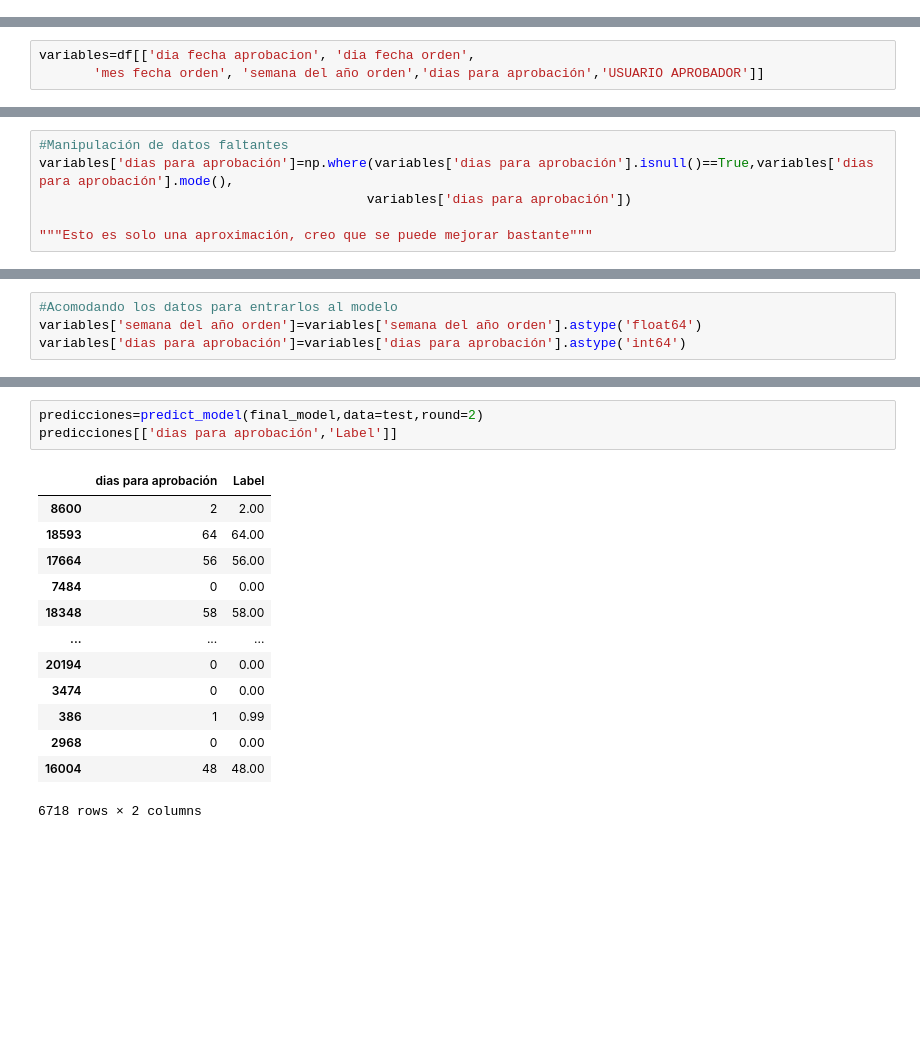
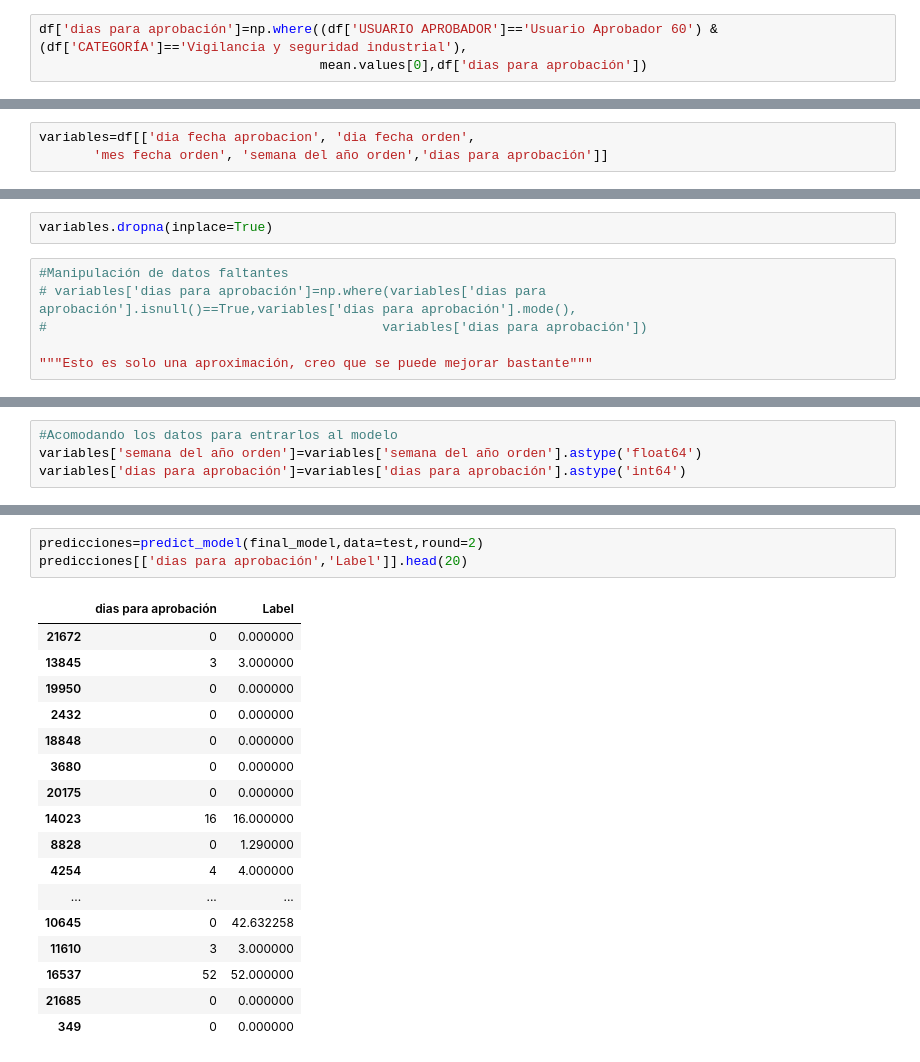
Before and after one commit to flopezr2/ML-RetoDS-EAFIT-G6, a Jupyter notebook: sprint_2/Modelo_V1_FechasAprobacion.ipynb, the cells around one changed output, grey strips where cells are left out. Drawn from its saved outputs; the diff is of its cells as text; blank space fills up the shorter version.

```diff
--- a/sprint_2/Modelo_V1_FechasAprobacion.ipynb
+++ b/sprint_2/Modelo_V1_FechasAprobacion.ipynb
@@ -51,0 +149,3 @@ df['dias para aprobación']=(df['FECHA APROBACION']-df['FECHA ORDEN']).dt.days
+# %%
+df['dias para aprobación']=np.where((df['USUARIO APROBADOR']=='Usuario Aprobador 60') & (df['CATEGORÍA']=='Vigilancia y seguridad industrial'),
+                                    mean.values[0],df['dias para aprobación'])
@@ -67,4 +199,4 @@ import random
 - dias para aprobación = Fecha aprobacion - fecha orden
 # %%
 variables=df[['dia fecha aprobacion', 'dia fecha orden',
-       'mes fecha orden', 'semana del año orden','dias para aprobación','USUARIO APROBADOR']]
+       'mes fecha orden', 'semana del año orden','dias para aprobación']]
@@ -71,7 +207,9 @@ variables=df[['dia fecha aprobacion', 'dia fecha orden',
+# %%
+variables.dropna(inplace=True)
 # %%
 #Manipulación de datos faltantes
-variables['dias para aprobación']=np.where(variables['dias para aprobación'].isnull()==True,variables['dias para aprobación'].mode(),
-                                          variables['dias para aprobación'])
+# variables['dias para aprobación']=np.where(variables['dias para aprobación'].isnull()==True,variables['dias para aprobación'].mode(),
+#                                           variables['dias para aprobación'])
 
 """Esto es solo una aproximación, creo que se puede mejorar bastante"""
 # %% [output]
@@ -169,19 +308,23 @@ plot_model(final_model,plot='error')
 # %%
 predicciones=predict_model(final_model,data=test,round=2)
-predicciones[['dias para aprobación','Label']]
+predicciones[['dias para aprobación','Label']].head(20)
 # %% [output]
 |  | dias para aprobación | Label |
-| 8600 | 2 | 2.00 |
-| 18593 | 64 | 64.00 |
-| 17664 | 56 | 56.00 |
-| 7484 | 0 | 0.00 |
-| 18348 | 58 | 58.00 |
+| 21672 | 0 | 0.000000 |
+| 13845 | 3 | 3.000000 |
+| 19950 | 0 | 0.000000 |
+| 2432 | 0 | 0.000000 |
+| 18848 | 0 | 0.000000 |
+| 3680 | 0 | 0.000000 |
+| 20175 | 0 | 0.000000 |
+| 14023 | 16 | 16.000000 |
+| 8828 | 0 | 1.290000 |
+| 4254 | 4 | 4.000000 |
 | ... | ... | ... |
-| 20194 | 0 | 0.00 |
-| 3474 | 0 | 0.00 |
-| 386 | 1 | 0.99 |
-| 2968 | 0 | 0.00 |
-| 16004 | 48 | 48.00 |
+| 10645 | 0 | 42.632258 |
+| 11610 | 3 | 3.000000 |
+| 16537 | 52 | 52.000000 |
+| 21685 | 0 | 0.000000 |
+| 349 | 0 | 0.000000 |
-6718 rows × 2 columns
 # %%
 interpret_model(final_model)
```
Also changed, not shown: parts of 21 cells of this notebook, 18 other files.
